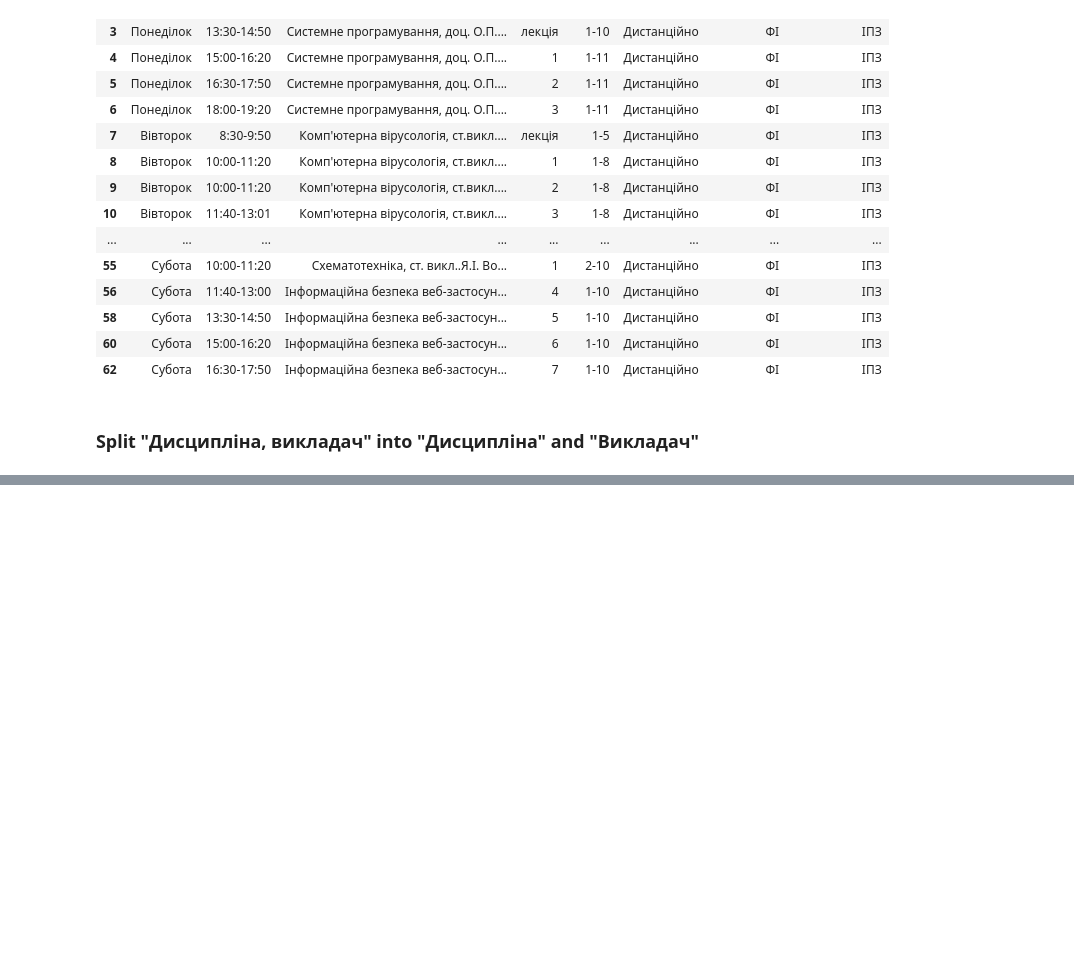
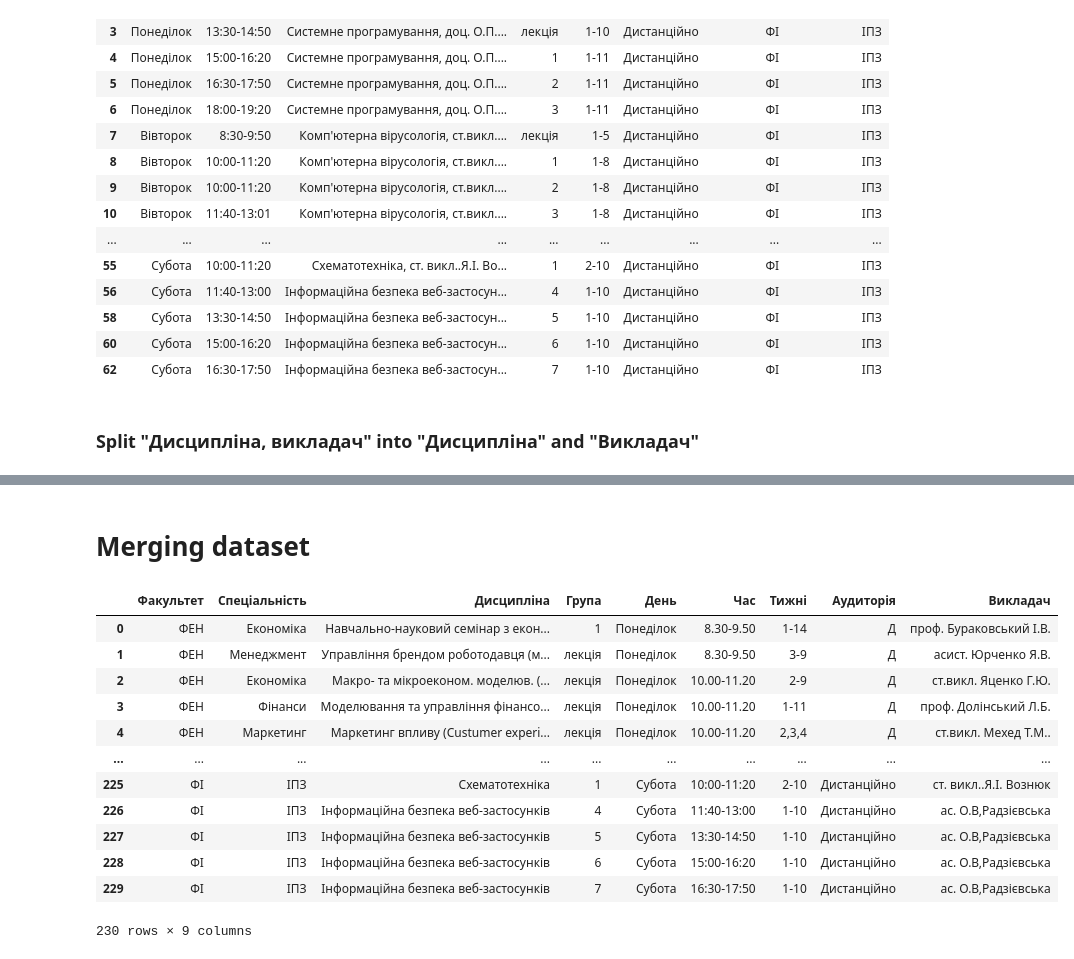
Before and after one commit to 1wannabebetter1/scheduleUnification, a Jupyter notebook: Unificator.ipynb, the cells around one changed output, grey strips where cells are left out. Drawn from its saved outputs; the diff is of its cells as text; code cells hidden in the pictures; blank space fills up the shorter version.

```diff
--- a/Unificator.ipynb
+++ b/Unificator.ipynb
@@ -236,0 +562,20 @@ pe_df2
+# %% [markdown]
+# Merging dataset
+# %%
+merged = pd.concat([econ_df, pe_df2], axis=0).reset_index()
+merged.drop(columns='index', inplace=True)
+merged
+# %% [output]
+|  | Факультет | Спеціальність | Дисципліна | Група | День | Час | Тижні | Аудиторія | Викладач |
+| 0 | ФЕН | Економіка | Навчально-науковий семінар з екон... | 1 | Понеділок | 8.30-9.50 | 1-14 | Д | проф. Бураковський І.В. |
+| 1 | ФЕН | Менеджмент | Управління брендом роботодавця (м... | лекція | Понеділок | 8.30-9.50 | 3-9 | Д | асист. Юрченко Я.В. |
+| 2 | ФЕН | Економіка | Макро- та мікроеконом. моделюв. (... | лекція | Понеділок | 10.00-11.20 | 2-9 | Д | ст.викл. Яценко Г.Ю. |
+| 3 | ФЕН | Фінанси | Моделювання та управління фінансо... | лекція | Понеділок | 10.00-11.20 | 1-11 | Д | проф. Долінський Л.Б. |
+| 4 | ФЕН | Маркетинг | Маркетинг впливу (Custumer experi... | лекція | Понеділок | 10.00-11.20 | 2,3,4 | Д | ст.викл. Мехед Т.М.. |
+| ... | ... | ... | ... | ... | ... | ... | ... | ... | ... |
+| 225 | ФІ | ІПЗ | Схематотехніка | 1 | Субота | 10:00-11:20 | 2-10 | Дистанційно | cт. викл..Я.І. Вознюк |
+| 226 | ФІ | ІПЗ | Інформаційна безпека веб-застосунків | 4 | Субота | 11:40-13:00 | 1-10 | Дистанційно | ас. О.В,Радзієвська |
+| 227 | ФІ | ІПЗ | Інформаційна безпека веб-застосунків | 5 | Субота | 13:30-14:50 | 1-10 | Дистанційно | ас. О.В,Радзієвська |
+| 228 | ФІ | ІПЗ | Інформаційна безпека веб-застосунків | 6 | Субота | 15:00-16:20 | 1-10 | Дистанційно | ас. О.В,Радзієвська |
+| 229 | ФІ | ІПЗ | Інформаційна безпека веб-застосунків | 7 | Субота | 16:30-17:50 | 1-10 | Дистанційно | ас. О.В,Радзієвська |
+230 rows × 9 columns
```
Also changed, not shown: parts of 36 cells of this notebook.
